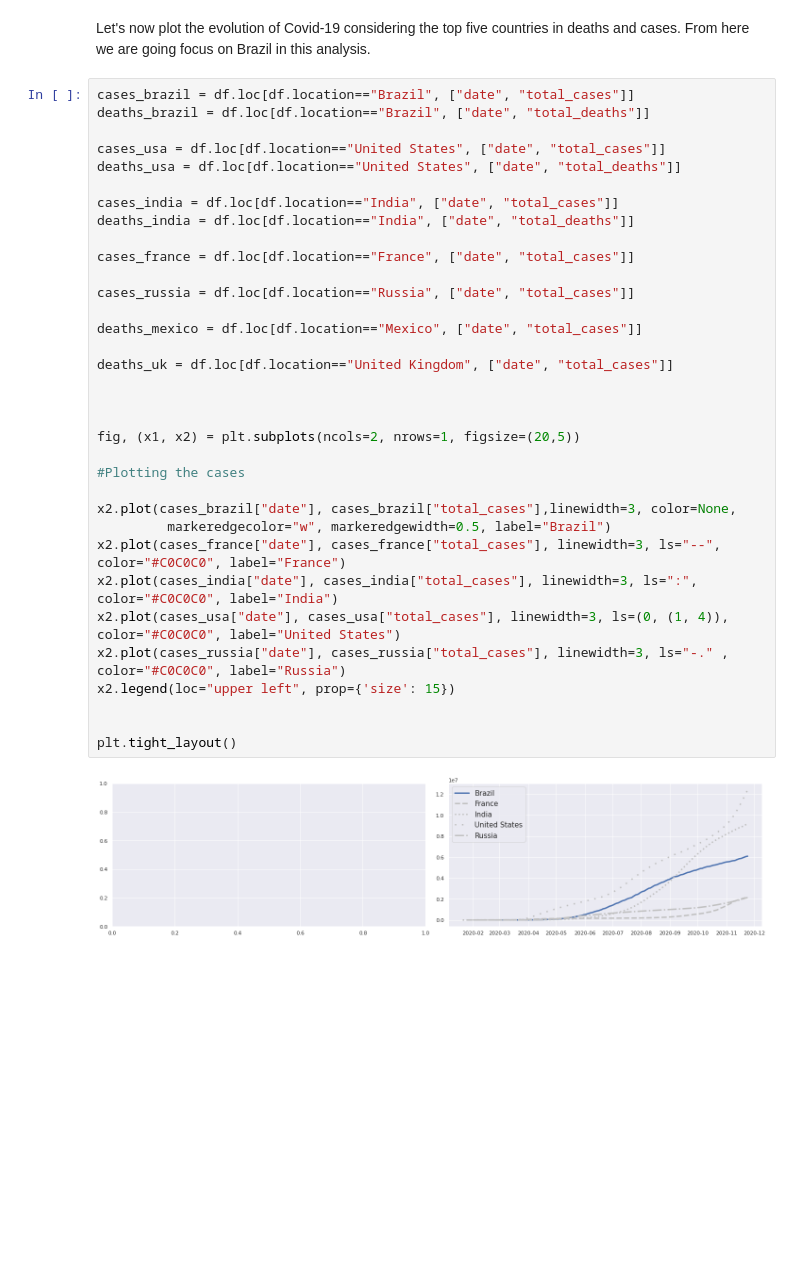
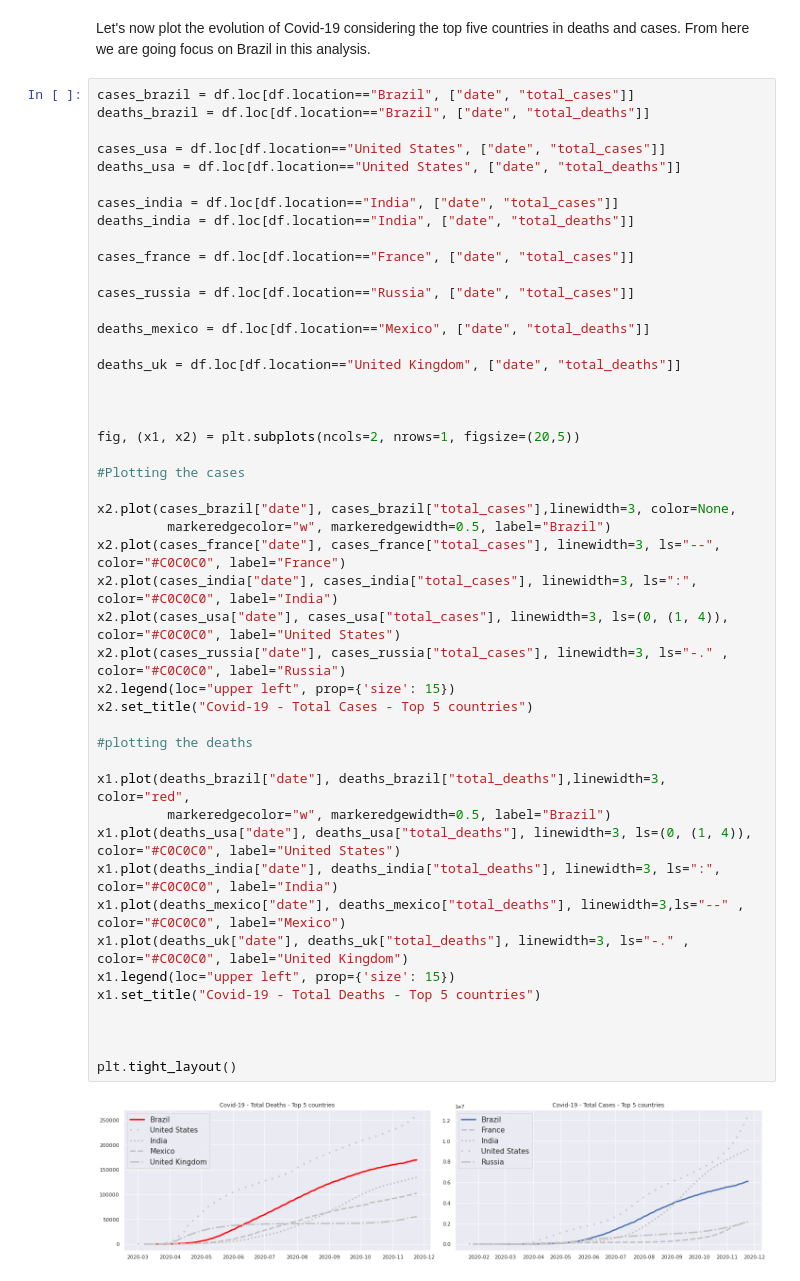
Before and after one commit to JoaoSiqueiraDS/DS_Days, a Jupyter notebook: COVID.ipynb, the cells around one changed output. Saved outputs shown, nothing was run; the diff lists cells and outputs as text; blank space fills up the shorter version.

```diff
--- a/COVID.ipynb
+++ b/COVID.ipynb
@@ -261,33 +262,46 @@ deaths_brazil = df.loc[df.location=="Brazil", ["date", "total_deaths"]]
 
 cases_usa = df.loc[df.location=="United States", ["date", "total_cases"]]
 deaths_usa = df.loc[df.location=="United States", ["date", "total_deaths"]]
 
 cases_india = df.loc[df.location=="India", ["date", "total_cases"]]
 deaths_india = df.loc[df.location=="India", ["date", "total_deaths"]]
 
 cases_france = df.loc[df.location=="France", ["date", "total_cases"]]
 
 cases_russia = df.loc[df.location=="Russia", ["date", "total_cases"]]
 
-deaths_mexico = df.loc[df.location=="Mexico", ["date", "total_cases"]]
+deaths_mexico = df.loc[df.location=="Mexico", ["date", "total_deaths"]]
 
-deaths_uk = df.loc[df.location=="United Kingdom", ["date", "total_cases"]]
+deaths_uk = df.loc[df.location=="United Kingdom", ["date", "total_deaths"]]
 
 
 
 fig, (x1, x2) = plt.subplots(ncols=2, nrows=1, figsize=(20,5))
 
 #Plotting the cases
 
 x2.plot(cases_brazil["date"], cases_brazil["total_cases"],linewidth=3, color=None,
          markeredgecolor="w", markeredgewidth=0.5, label="Brazil")
 x2.plot(cases_france["date"], cases_france["total_cases"], linewidth=3, ls="--", color="#C0C0C0", label="France")
 x2.plot(cases_india["date"], cases_india["total_cases"], linewidth=3, ls=":", color="#C0C0C0", label="India")
 x2.plot(cases_usa["date"], cases_usa["total_cases"], linewidth=3, ls=(0, (1, 4)), color="#C0C0C0", label="United States")
 x2.plot(cases_russia["date"], cases_russia["total_cases"], linewidth=3, ls="-." , color="#C0C0C0", label="Russia")
 x2.legend(loc="upper left", prop={'size': 15})
+x2.set_title("Covid-19 - Total Cases - Top 5 countries")
+
+#plotting the deaths
+
+x1.plot(deaths_brazil["date"], deaths_brazil["total_deaths"],linewidth=3, color="red",
+         markeredgecolor="w", markeredgewidth=0.5, label="Brazil")
+x1.plot(deaths_usa["date"], deaths_usa["total_deaths"], linewidth=3, ls=(0, (1, 4)), color="#C0C0C0", label="United States")
+x1.plot(deaths_india["date"], deaths_india["total_deaths"], linewidth=3, ls=":", color="#C0C0C0", label="India")
+x1.plot(deaths_mexico["date"], deaths_mexico["total_deaths"], linewidth=3,ls="--" , color="#C0C0C0", label="Mexico")
+x1.plot(deaths_uk["date"], deaths_uk["total_deaths"], linewidth=3, ls="-." , color="#C0C0C0", label="United Kingdom")
+x1.legend(loc="upper left", prop={'size': 15})
+x1.set_title("Covid-19 - Total Deaths - Top 5 countries")
+
 
 
 plt.tight_layout()
 # %% [output]
-[figure, old version]
+[figure, new version]
```
Also changed, not shown: parts of 14 cells of this notebook.
